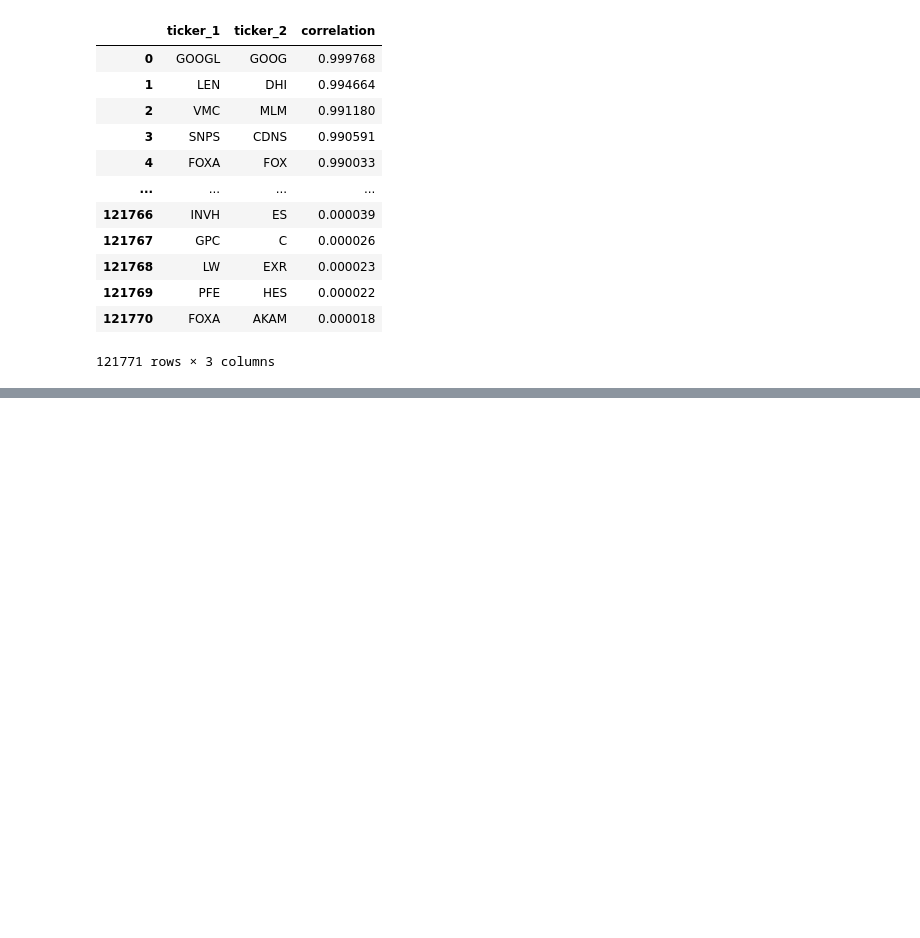
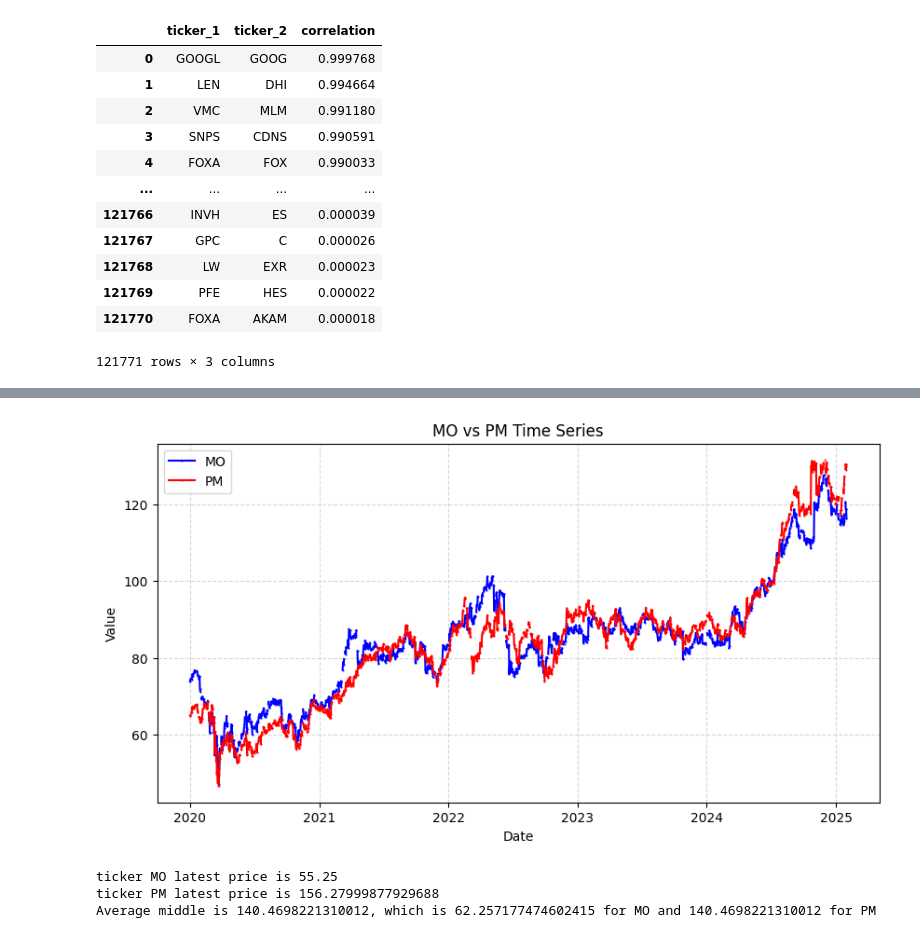
Before and after one commit to elaxius/AI-trader, a Jupyter notebook: dataPrep.ipynb, the cells around one changed output, grey strips where cells are left out. Drawn from its saved outputs; the diff is of its cells as text; code cells hidden in the pictures; blank space fills up the shorter version.

```diff
--- a/dataPrep.ipynb
+++ b/dataPrep.ipynb
@@ -358,0 +428,20 @@ plot_dual_axis(df, "KMI", "CDW")  # Pass any two tickers
+# %%
+plot_same_axis(df, "MO", "PM",2.2562831761575657,1)
+# %% [output]
+[figure, added]
+# %%
+ticker_1, factor_1 = 'MO',2.2562831761575657
+ticker_2, factor_2 = 'PM',1
+
+
+ticker_1_latest = yf.Ticker(ticker_1).fast_info['lastPrice']
+ticker_2_latest = yf.Ticker(ticker_2).fast_info['lastPrice']
+midpoint = (ticker_1_latest*factor_1 + ticker_2_latest*factor_2)/2
+
+print(f"ticker {ticker_1} latest price is {ticker_1_latest}")
+print(f"ticker {ticker_2} latest price is {ticker_2_latest}")
+print(f"Average middle is {midpoint}, which is {midpoint/factor_1} for {ticker_1} and {midpoint/factor_2} for {ticker_2}")
+# %% [output]
+ticker MO latest price is 55.25
+ticker PM latest price is 156.27999877929688
+Average middle is 140.4698221310012, which is 62.257177474602415 for MO and 140.4698221310012 for PM
```
Also changed, not shown: parts of 29 cells of this notebook, 12 other files.
